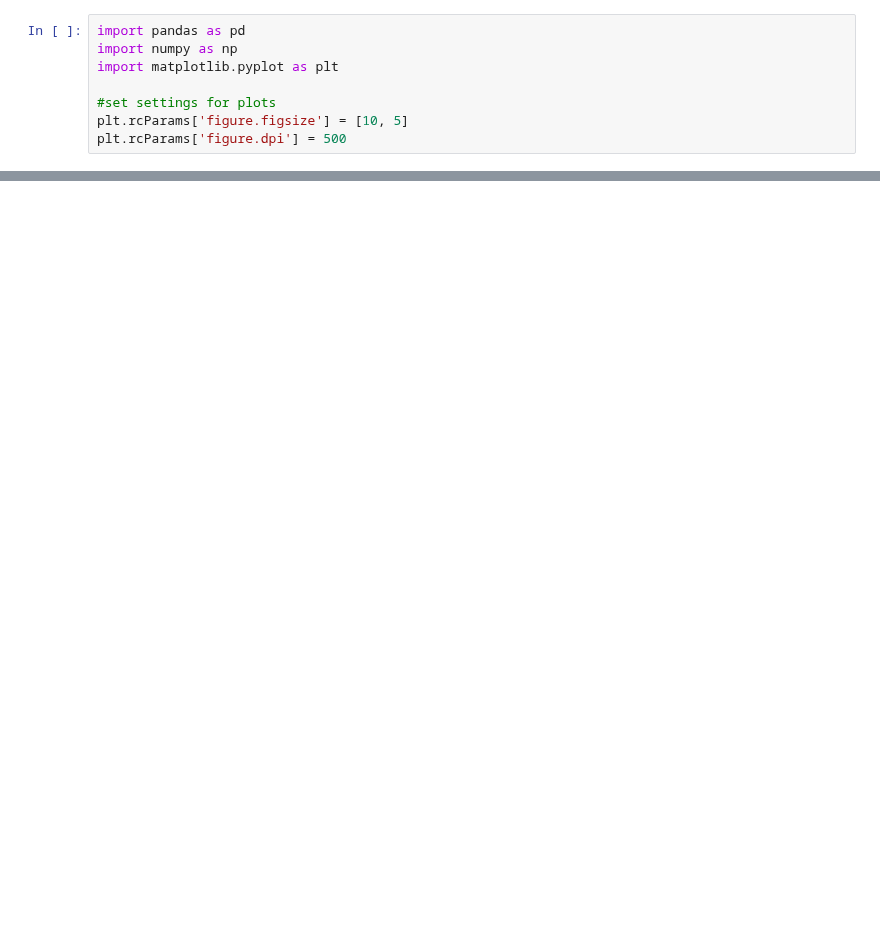
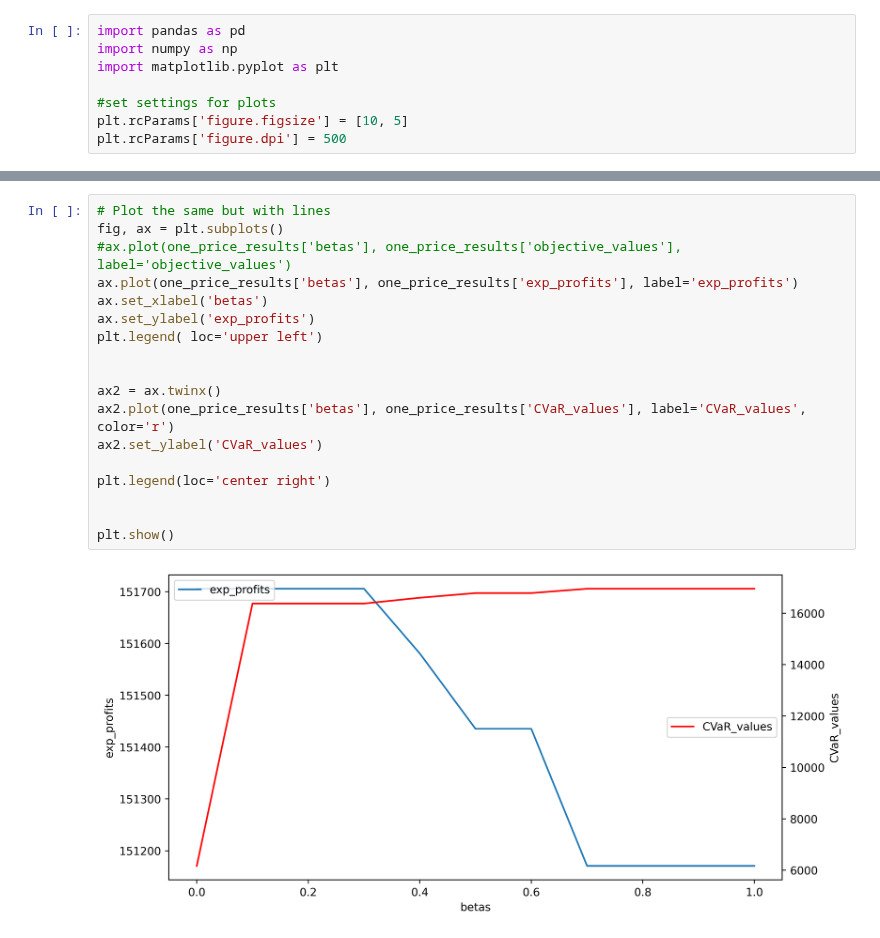
Before and after one commit to Max-f123/Renewables_in_Electricity_Markets, a Jupyter notebook: Assignment2/Task1/1_3_plots.ipynb, the cells around one changed output, grey strips where cells are left out. Drawn from its saved outputs; the diff is of its cells as text; blank space fills up the shorter version.

Commit message:
New plots 1.3

```diff
--- a/Assignment2/Task1/1_3_plots.ipynb
+++ b/Assignment2/Task1/1_3_plots.ipynb
@@ -40,0 +44,20 @@ plt.show()
+# %%
+# Plot the same but with lines
+fig, ax = plt.subplots()
+#ax.plot(one_price_results['betas'], one_price_results['objective_values'], label='objective_values')
+ax.plot(one_price_results['betas'], one_price_results['exp_profits'], label='exp_profits')
+ax.set_xlabel('betas')
+ax.set_ylabel('exp_profits')
+plt.legend( loc='upper left')
+
+
+ax2 = ax.twinx()
+ax2.plot(one_price_results['betas'], one_price_results['CVaR_values'], label='CVaR_values', color='r')
+ax2.set_ylabel('CVaR_values')
+
+plt.legend(loc='center right')
+
+
+plt.show()
+# %% [output]
+[figure, added]
```
Also changed, not shown: parts of 6 cells of this notebook, 5 other files.
